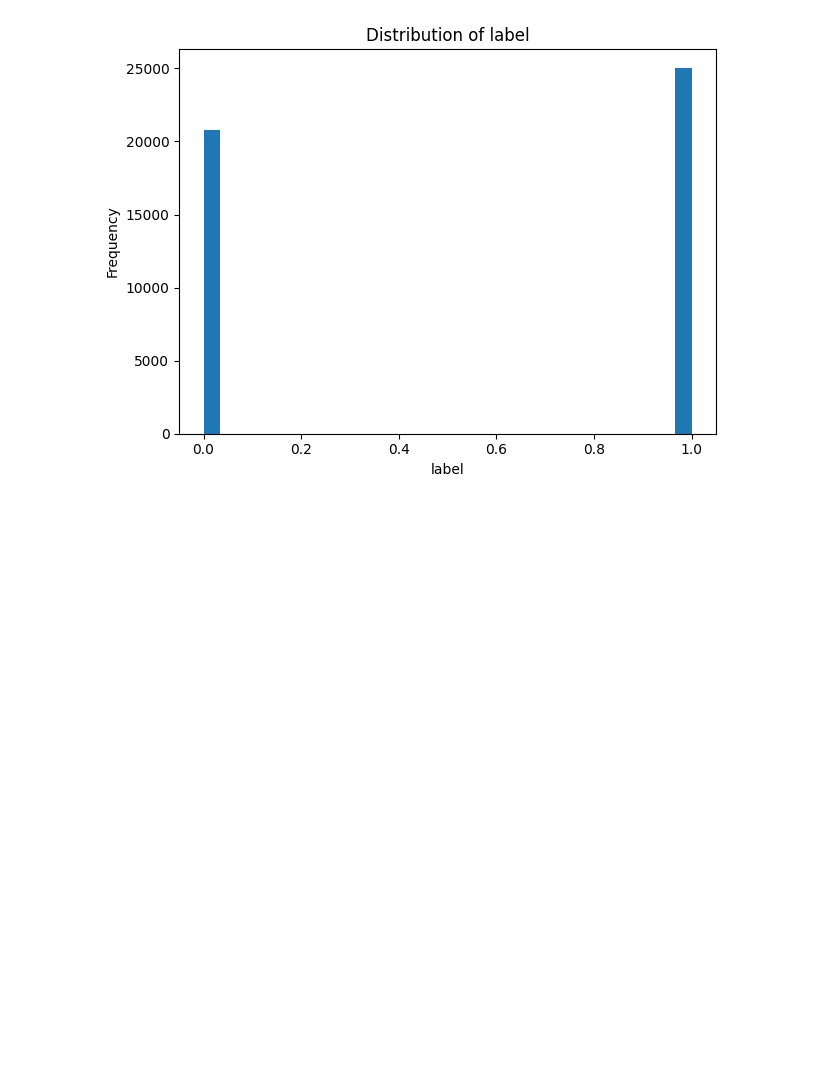
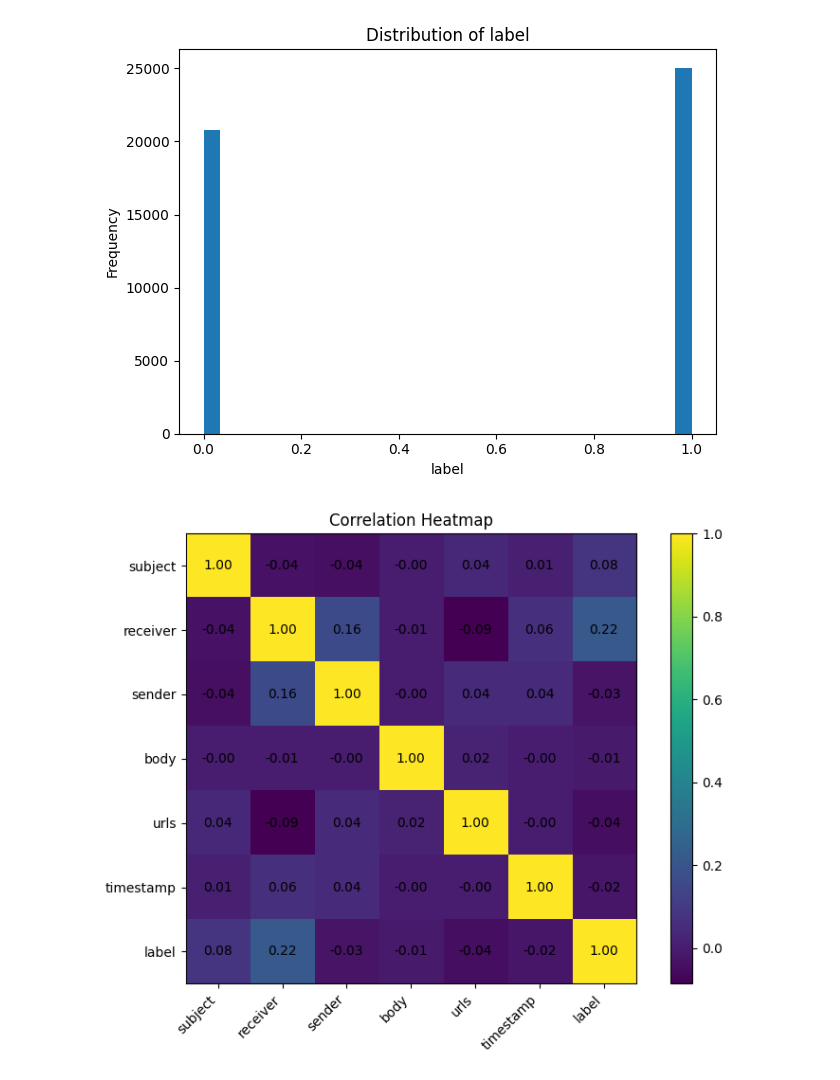
Before and after one commit to surya211099/DetectingPhishingEmail, a Jupyter notebook: DetectPhishingMail.ipynb, the cells around one changed output. Cells and saved outputs as stored; diff of their text form; code cells hidden in the pictures; blank space fills up the shorter version.

```diff
--- a/DetectPhishingMail.ipynb
+++ b/DetectPhishingMail.ipynb
@@ -333,3 +333,36 @@ for col in df.columns:
 [figure]
 [figure]
 [figure]
+# %%
+import pandas as pd
+import matplotlib.pyplot as plt
+import numpy as np
+
+# Load CSV
+df = pd.read_csv("/content/drive/MyDrive/Dessertation/phishing_numeric_dataset.csv")
+
+# Select only numeric columns
+numeric_df = df.select_dtypes(include=["number"])
+
+# Compute correlation matrix
+corr = numeric_df.corr()
+
+# Plot heatmap
+plt.figure(figsize=(8, 6))
+plt.imshow(corr)
+plt.colorbar()
+
+plt.xticks(range(len(corr.columns)), corr.columns, rotation=45, ha="right")
+plt.yticks(range(len(corr.columns)), corr.columns)
+
+# Annotate values
+for i in range(len(corr.columns)):
+    for j in range(len(corr.columns)):
+        plt.text(j, i, f"{corr.iloc[i, j]:.2f}",
+                 ha="center", va="center")
+
+plt.title("Correlation Heatmap")
+plt.tight_layout()
+plt.show()
+# %% [output]
+[figure, added]
```
Also changed, not shown: parts of 3 cells of this notebook.
